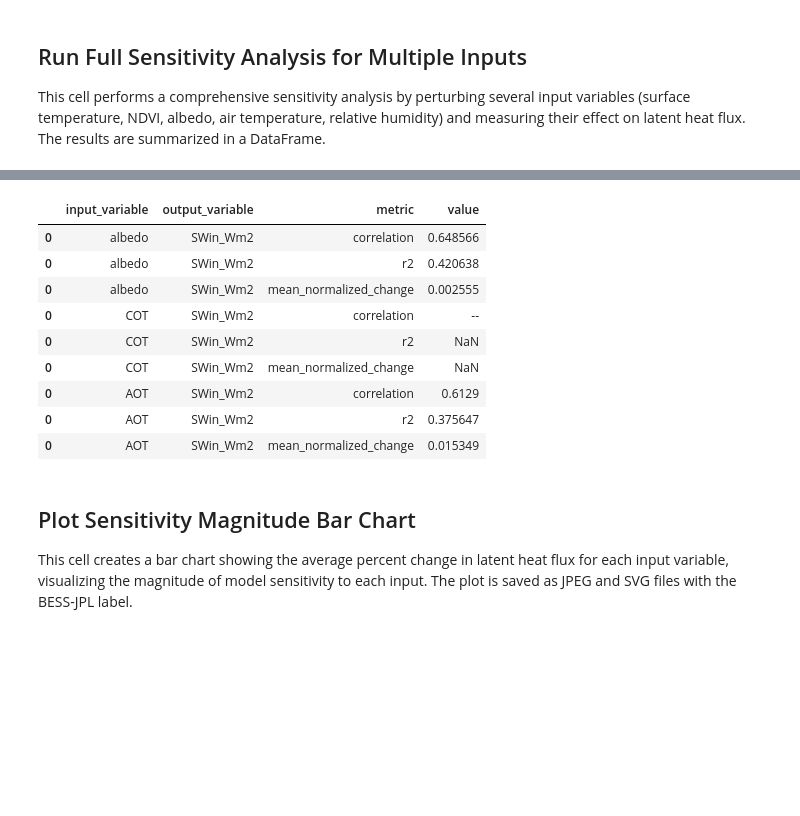
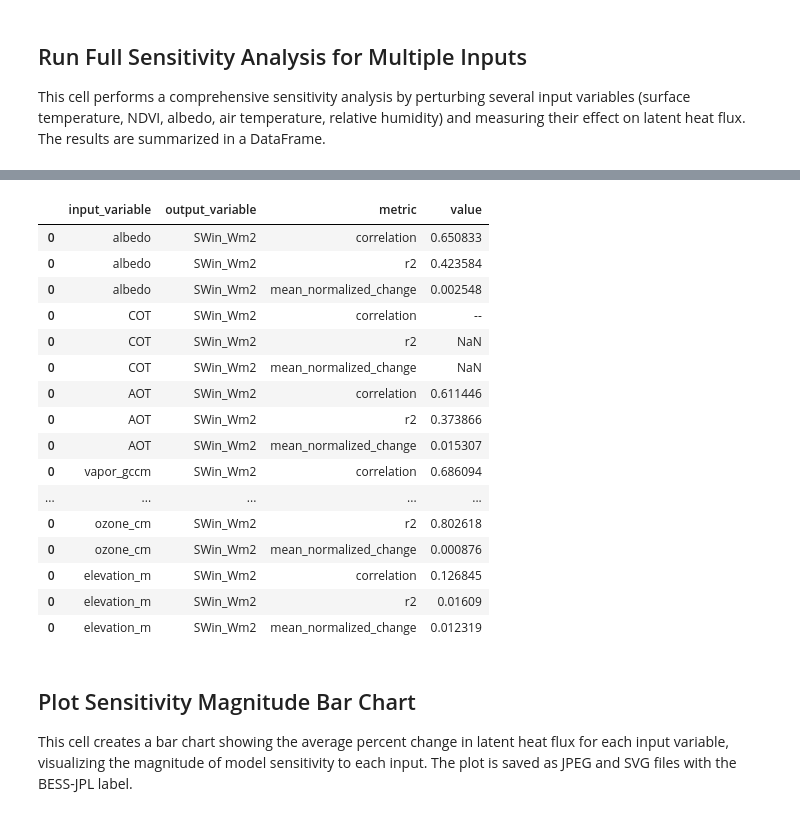
Before and after one commit to gregory-halverson/FLiESANN, a Jupyter notebook: notebooks/FLiESANN Sensitivity with ECOv002 Cal-Val.ipynb, the cells around one changed output, grey strips where cells are left out. Cells and saved outputs as stored; diff of their text form; code cells hidden in the pictures; blank space fills up the shorter version.

```diff
--- a/notebooks/FLiESANN Sensitivity with ECOv002 Cal-Val.ipynb
+++ b/notebooks/FLiESANN Sensitivity with ECOv002 Cal-Val.ipynb
@@ -379,10 +389,10 @@ np.float64(0.6502495241100449)
 
 This cell performs a comprehensive sensitivity analysis by perturbing several input variables (surface temperature, NDVI, albedo, air temperature, relative humidity) and measuring their effect on latent heat flux. The results are summarized in a DataFrame.
 # %%
-input_variables = ["albedo", "COT", "AOT"]
+input_variables = ["albedo", "COT", "AOT", "vapor_gccm", "ozone_cm", "elevation_m"]
 output_variables = ["SWin_Wm2"]
 
-Rn_perturbation_df, Rn_sensitivity_metrics_df = sensitivity_analysis(
+SWin_perturbation_df, SWin_sensitivity_metrics_df = sensitivity_analysis(
     input_df=input_df,
     input_variables=input_variables,
     output_variables=output_variables,
@@ -390,5 +400,5 @@ Rn_perturbation_df, Rn_sensitivity_metrics_df = sensitivity_analysis(
     normalization_function=normalization_function
 )
 
-Rn_sensitivity_metrics_df
+SWin_sensitivity_metrics_df
 # %% [output]
@@ -447,13 +456,20 @@ Rn_sensitivity_metrics_df
 |  | input_variable | output_variable | metric | value |
-| 0 | albedo | SWin_Wm2 | correlation | 0.648566 |
-| 0 | albedo | SWin_Wm2 | r2 | 0.420638 |
-| 0 | albedo | SWin_Wm2 | mean_normalized_change | 0.002555 |
+| 0 | albedo | SWin_Wm2 | correlation | 0.650833 |
+| 0 | albedo | SWin_Wm2 | r2 | 0.423584 |
+| 0 | albedo | SWin_Wm2 | mean_normalized_change | 0.002548 |
 | 0 | COT | SWin_Wm2 | correlation | -- |
 | 0 | COT | SWin_Wm2 | r2 | NaN |
 | 0 | COT | SWin_Wm2 | mean_normalized_change | NaN |
-| 0 | AOT | SWin_Wm2 | correlation | 0.6129 |
-| 0 | AOT | SWin_Wm2 | r2 | 0.375647 |
-| 0 | AOT | SWin_Wm2 | mean_normalized_change | 0.015349 |
+| 0 | AOT | SWin_Wm2 | correlation | 0.611446 |
+| 0 | AOT | SWin_Wm2 | r2 | 0.373866 |
+| 0 | AOT | SWin_Wm2 | mean_normalized_change | 0.015307 |
+| 0 | vapor_gccm | SWin_Wm2 | correlation | 0.686094 |
+| ... | ... | ... | ... | ... |
+| 0 | ozone_cm | SWin_Wm2 | r2 | 0.802618 |
+| 0 | ozone_cm | SWin_Wm2 | mean_normalized_change | 0.000876 |
+| 0 | elevation_m | SWin_Wm2 | correlation | 0.126845 |
+| 0 | elevation_m | SWin_Wm2 | r2 | 0.01609 |
+| 0 | elevation_m | SWin_Wm2 | mean_normalized_change | 0.012319 |
 # %% [markdown]
 ## Plot Sensitivity Magnitude Bar Chart
 
```
Also changed, not shown: parts of 11 cells of this notebook, 6 other files.
